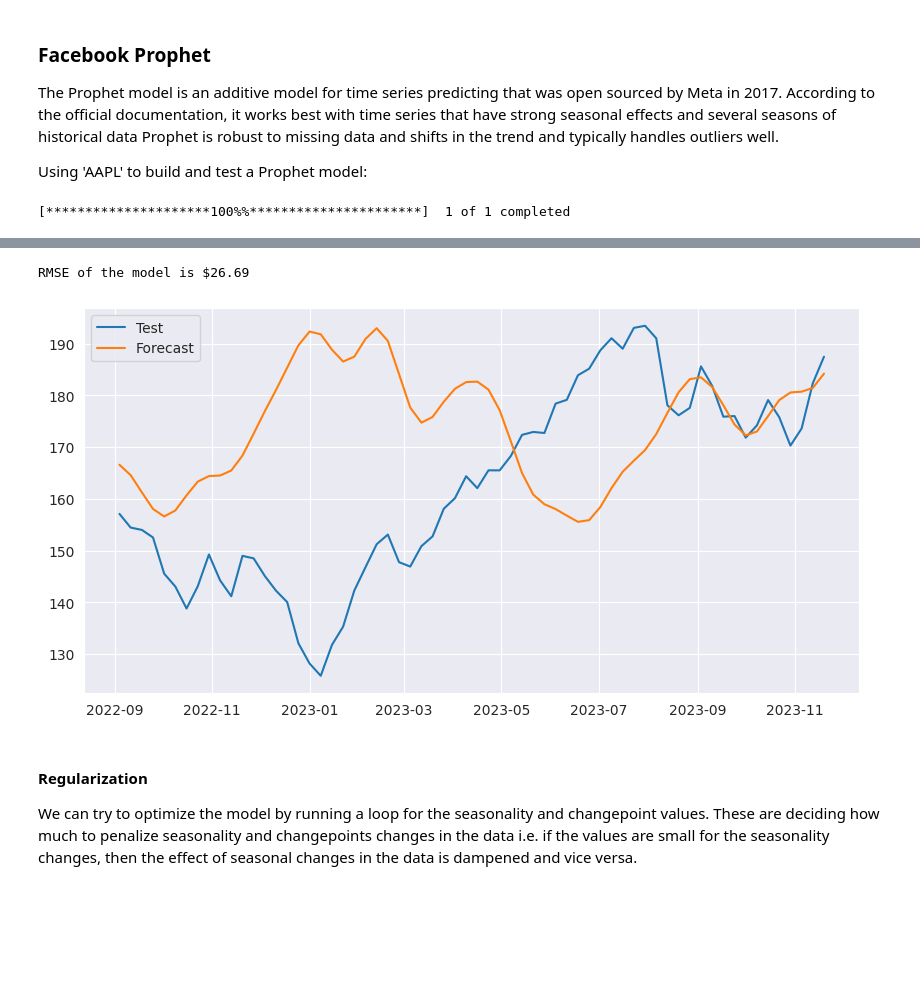
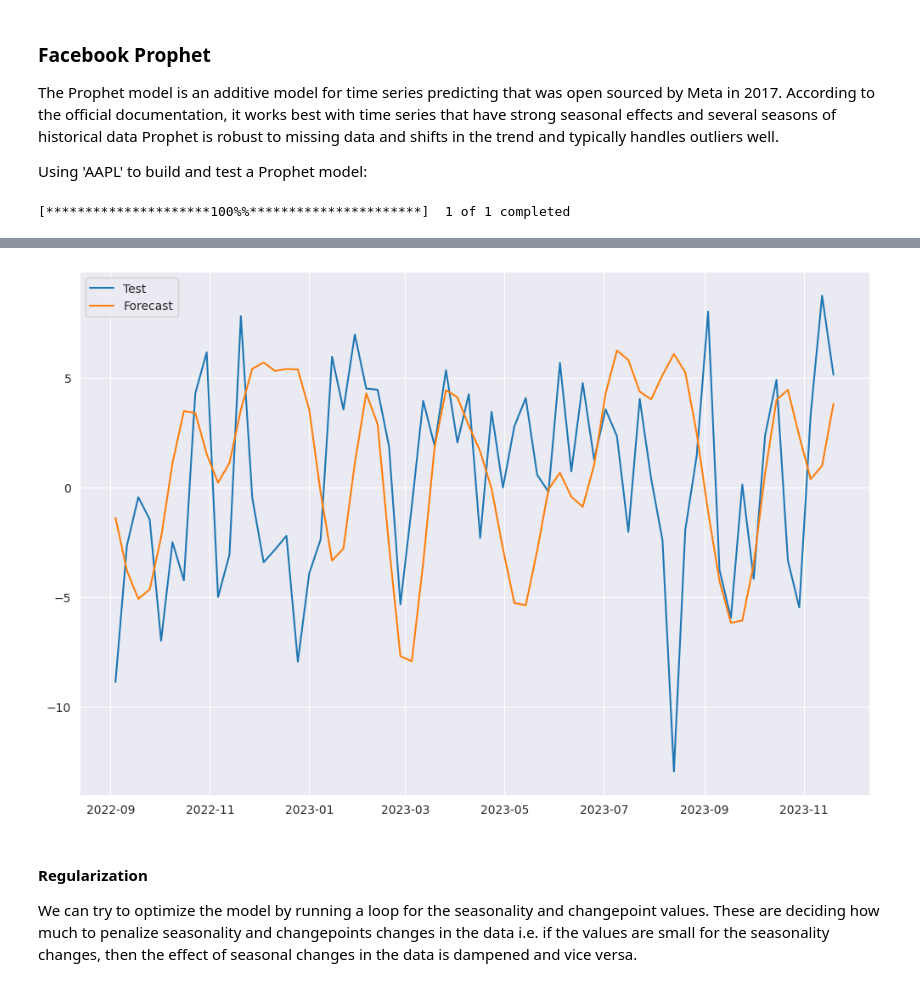
Before and after one commit to rahulakrish/portfolio_builder, a Jupyter notebook: mpt.ipynb, the cells around one changed output, grey strips where cells are left out. Cells and saved outputs as stored; diff of their text form; code cells hidden in the pictures; blank space fills up the shorter version.

```diff
--- a/mpt.ipynb
+++ b/mpt.ipynb
@@ -875,11 +875,12 @@ df_close = df[['Adj Close']]
 #resmapling by weekly
 df_weekly = df_close.resample('W').mean()
 
+df_weekly = df_weekly.diff(periods=1)
+df_weekly.dropna(inplace=True)
+
 #setting up df to be able to run Prophet
-
 #reset index
 df_weekly.reset_index(inplace=True)
-
 #rename columns per prophet conventions
 df_weekly.rename(columns={'Adj Close': 'y',
                          'Date':'ds'},inplace=True)
@@ -896,6 +897,7 @@ m = Prophet(seasonality_mode='multiplicative',
             yearly_seasonality = True,
             interval_width=0.90,
            )
+
 #fit
 m.fit(train)
 
@@ -906,14 +908,14 @@ future = m.make_future_dataframe(periods=len(test),freq='W',include_history=Fals
 forecast = m.predict(future)
 
 #creating a df of predicted values
-forecast_values = forecast[['ds', 'yhat', 'yhat_lower', 'yhat_upper']]
+forecast_values = forecast[['ds', 'yhat']]
 
 #set the index for the plots
 forecast_values.set_index('ds',inplace=True)
 test.set_index('ds',inplace=True)
 
 #plotting results
-fig,ax=plt.subplots(figsize=(10,5))
+fig,ax=plt.subplots(figsize=(12,8))
 # ax.plot(train,label='Train')
 ax.plot(test,label='Test')
 # ax.plot(df_weekly,label='Current Price')
@@ -921,8 +923,7 @@ ax.plot(forecast_values['yhat'],label='Forecast')
 # ax.fill_between(test.index,forecast_values['yhat_lower'],forecast_values['yhat_upper'],color='g',alpha=0.1);
 ax.legend();
 
-
-# RMSE
+#RMSE
 error_fb = round(np.sqrt(mean_squared_error(test,forecast_values['yhat'])),2)
 print(f'RMSE of the model is ${error_fb}')
 # %% [output]
@@ -939,5 +941,4 @@ INFO:cmdstanpy:Chain [1] done processing
-RMSE of the model is $26.69
-[figure, old version]
+[figure, new version]
 # %% [markdown]
 #### Regularization
 
```
Also changed, not shown: parts of 2 cells of this notebook.
